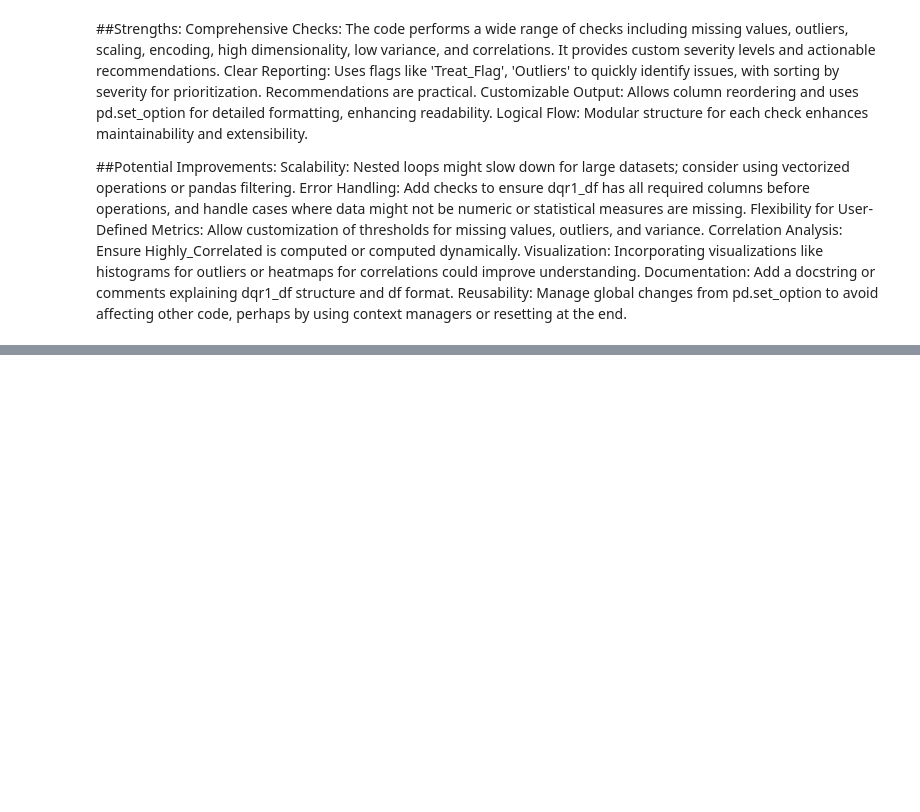
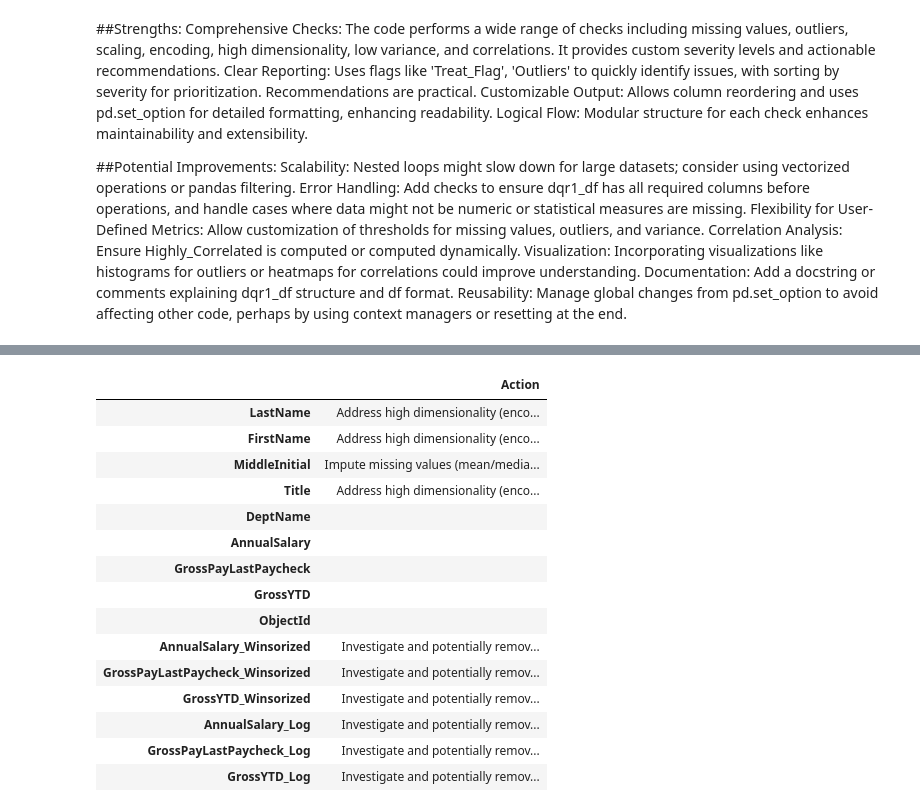
Before and after one commit to Axlbenja/MiamiDadeCounty_EmployeePay_2025, a Jupyter notebook: MiamiDadeCounty_EmployeePay_2025.ipynb, the cells around one changed output, grey strips where cells are left out. Cells and saved outputs as stored; diff of their text form; code cells hidden in the pictures; blank space fills up the shorter version.

```diff
--- a/MiamiDadeCounty_EmployeePay_2025.ipynb
+++ b/MiamiDadeCounty_EmployeePay_2025.ipynb
@@ -761,0 +965,34 @@ df.drop_duplicates(inplace=True)
+# %%
+def generate_data_quality_report_analysis(dqr1_df, df):
+    """
+    Analyzes the Data Quality Report (DQR1) and provides an action plan.
+
+    Parameters:
+    - dqr1_df: DataFrame containing the DQR1 report.
+    - df: Original DataFrame.
+
+    Returns:
+    - DataFrame containing the analysis and action plan.
+    """
+
+    # Initialize the analysis DataFrame
+    analysis_df = pd.DataFrame(index=dqr1_df.index)
+    analysis_df['Action'] = ''  # Start with an empty Action column
+
+    # Iterate through each column in the DQR1 report
+    for column in dqr1_df.index:
+        # Basic checks and recommendations
+        if dqr1_df.loc[column, 'Missing_Percentage'] > 50:
+            analysis_df.loc[column, 'Action'] = 'Consider removing column due to high missing values.'
+        elif dqr1_df.loc[column, 'Missing_Percentage'] > 0:
+            analysis_df.loc[column, 'Action'] = 'Impute missing values (mean/median/mode).'
+        if dqr1_df.loc[column, 'High_Dimensionality_Risk']:
+            analysis_df.loc[column, 'Action'] += ' Address high dimensionality (encoding/feature hashing).'
+        if dqr1_df.loc[column, 'Low_Variance'] == True:  # Assuming Low_Variance is a boolean column
+            analysis_df.loc[column, 'Action'] += ' Consider removing column due to low variance.'
+        if dqr1_df.loc[column, 'Highly_Correlated'] == True:  # Assuming Highly_Correlated is a boolean column
+            analysis_df.loc[column, 'Action'] += ' Investigate and potentially remove due to high correlation.'
+
+        # Add more specific checks and recommendations based on your domain knowledge and requirements here
+
+    return analysis_df
@@ -761,0 +1052,19 @@ df.drop_duplicates(inplace=True)
+# %%
+generate_data_quality_report_analysis(dqr1_df, df)
+# %% [output]
+|  | Action |
+| LastName | Address high dimensionality (enco... |
+| FirstName | Address high dimensionality (enco... |
+| MiddleInitial | Impute missing values (mean/media... |
+| Title | Address high dimensionality (enco... |
+| DeptName |  |
+| AnnualSalary |  |
+| GrossPayLastPaycheck |  |
+| GrossYTD |  |
+| ObjectId |  |
+| AnnualSalary_Winsorized | Investigate and potentially remov... |
+| GrossPayLastPaycheck_Winsorized | Investigate and potentially remov... |
+| GrossYTD_Winsorized | Investigate and potentially remov... |
+| AnnualSalary_Log | Investigate and potentially remov... |
+| GrossPayLastPaycheck_Log | Investigate and potentially remov... |
+| GrossYTD_Log | Investigate and potentially remov... |
```
Also changed, not shown: parts of 33 cells of this notebook.
